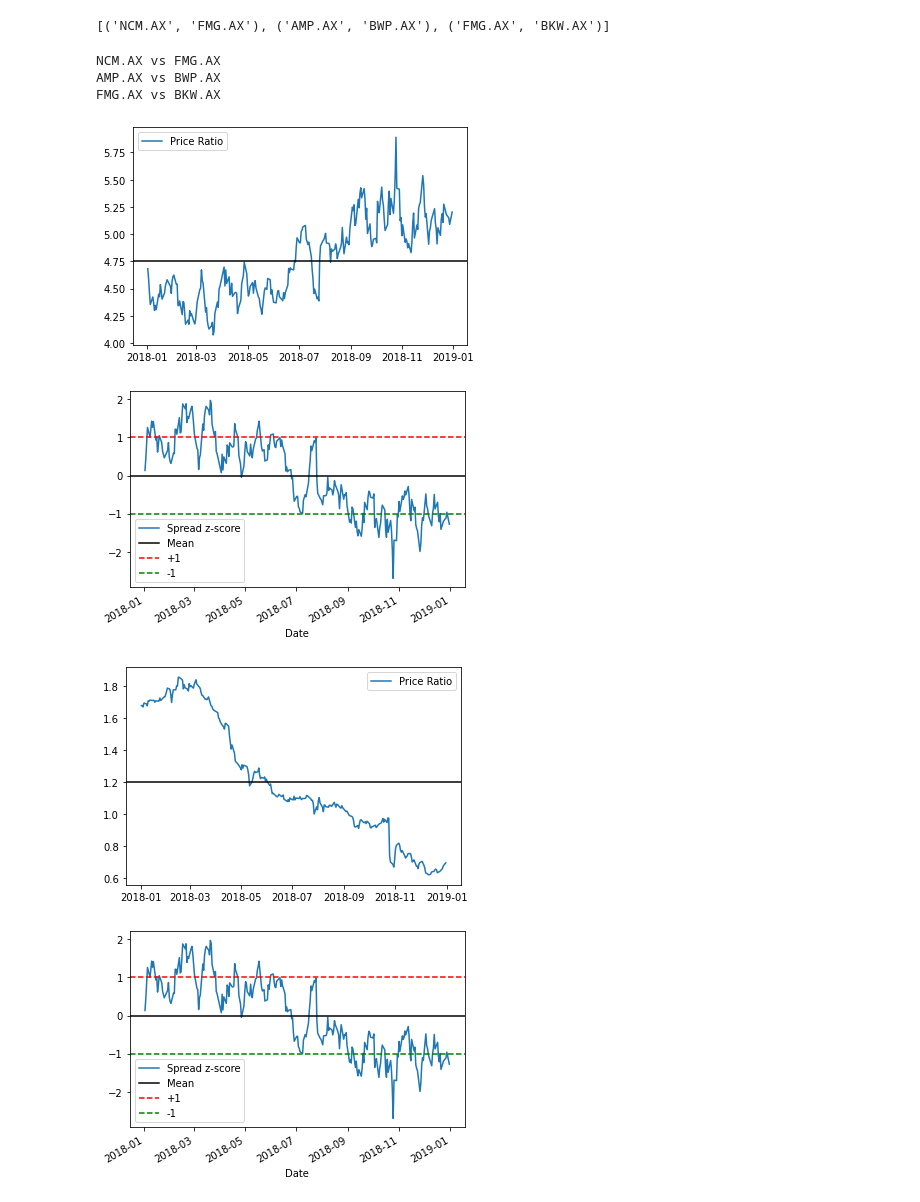
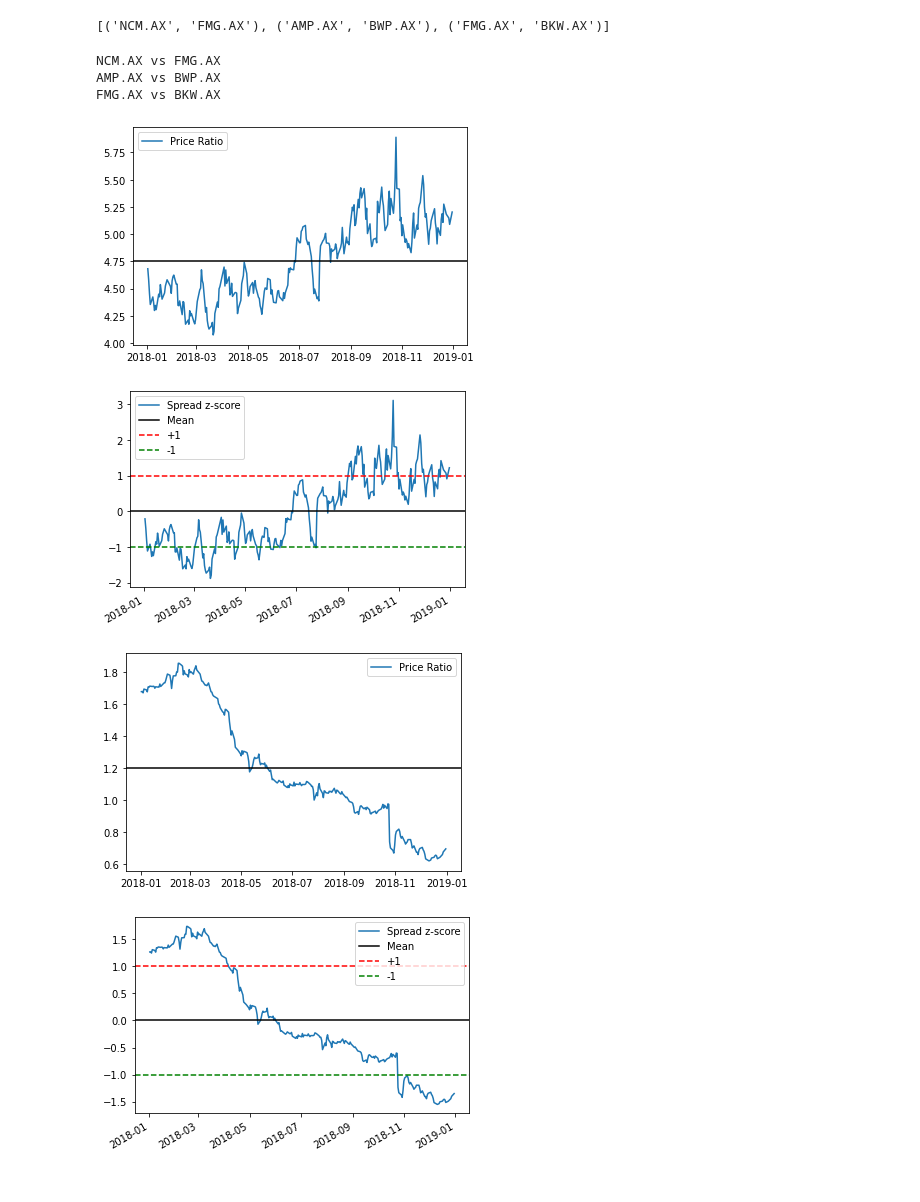
Before and after one commit to timbyles/ASX-Cointegration, a Jupyter notebook: Pairs_Trading_V2.ipynb, the cells around one changed output. Drawn from its saved outputs; the diff is of its cells as text; code cells hidden in the pictures.

```diff
--- a/Pairs_Trading_V2.ipynb
+++ b/Pairs_Trading_V2.ipynb
@@ -94,32 +94,32 @@ print(pairs)
 # %%
 def zscore(series):
     return (series - series.mean()) / np.std(series)
 
 plt_index = 0
 
 for pair in pairs:
   print(pair[0] + " vs " + pair[1])
   s1 = data_close_random[pair[0]]
   s2 = data_close_random[pair[1]]
   ratio = s1/s2
   plt.figure(plt_index)
   plt.plot(ratio)
   plt.axhline(ratio.mean(), color='black')
   plt.legend(['Price Ratio']);
   plt_index = plt_index + 1
   plt.figure(plt_index)
-  zscore(spread).plot()
-  plt.axhline(zscore(spread).mean(), color='black')
+  zscore(ratio).plot()
+  plt.axhline(zscore(ratio).mean(), color='black')
   plt.axhline(1.0, color='red', linestyle='--')
   plt.axhline(-1.0, color='green', linestyle='--')
   plt.legend(['Spread z-score', 'Mean', '+1', '-1']);
   plt_index = plt_index + 1
 # %% [output]
 NCM.AX vs FMG.AX
 AMP.AX vs BWP.AX
 FMG.AX vs BKW.AX
 [figure]
-[figure, old version]
+[figure, new version]
 [figure]
-[figure, old version]
+[figure, new version]
 [figure]
```
Also changed, not shown: parts of 1 cell of this notebook.
